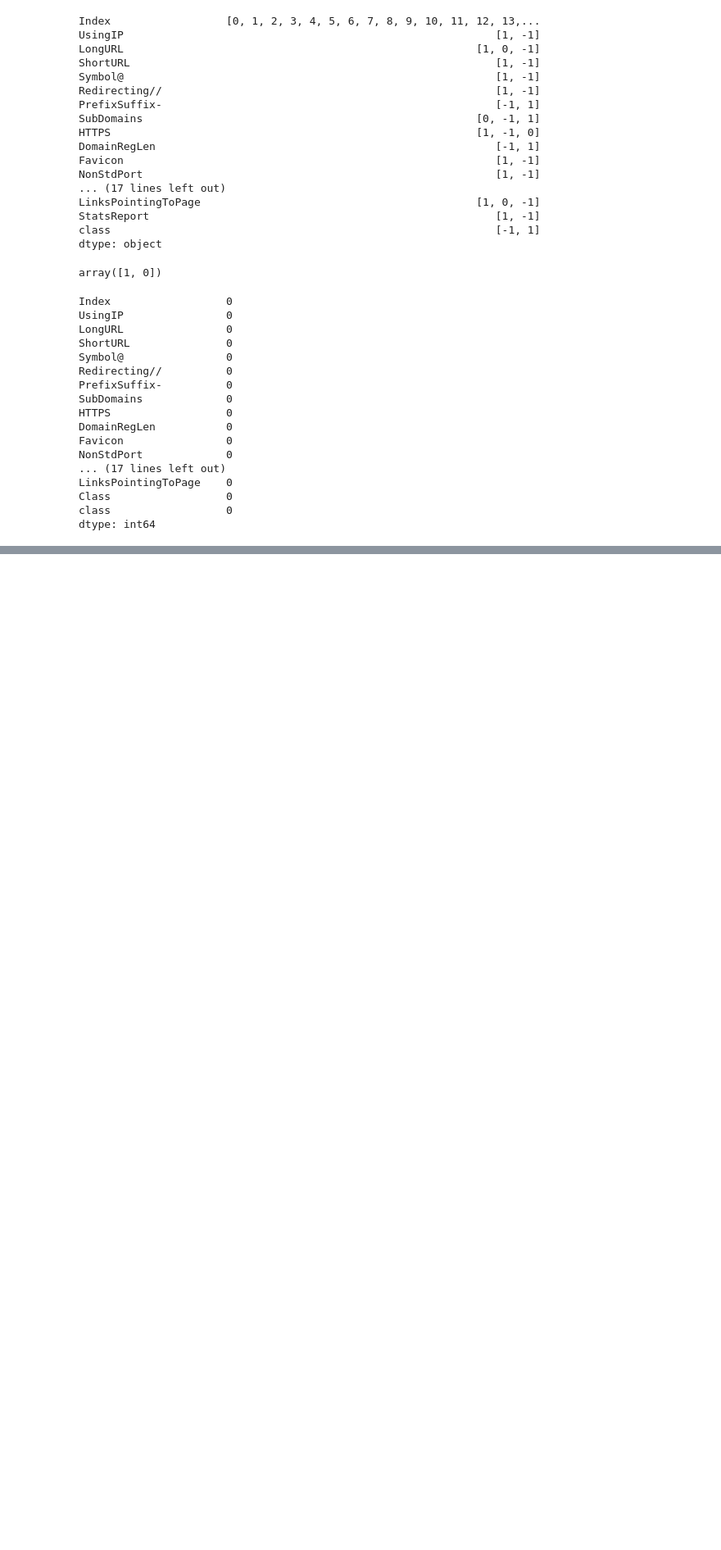
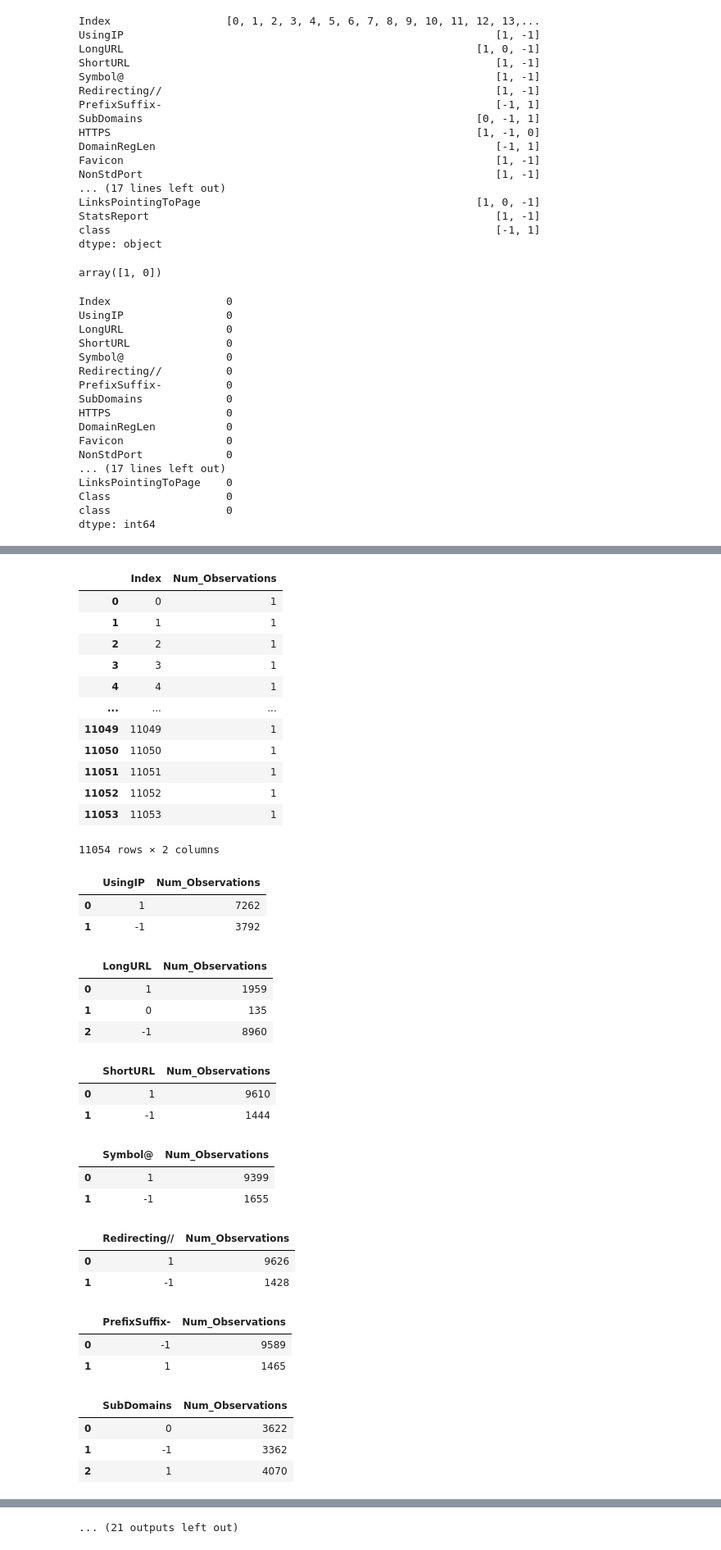
Before and after one commit to kayiwa/SBU_ML_CYBER, a Jupyter notebook: capstone_project.ipynb, the cells around one changed output, grey strips where cells are left out. Shown at 82% size. Saved outputs shown, nothing was run; the diff lists cells and outputs as text; code cells hidden in the pictures; blank space fills up the shorter version.

```diff
--- a/capstone_project.ipynb
+++ b/capstone_project.ipynb
@@ -282,0 +287,50 @@ dtype: int64
+# %%
+def summarize_dataset(dataset,column_name):
+    '''Output a dataframe containing the row count for each unique value
+    in column column_name for dataframe dataset'''
+    distinct_values = dict(Counter(dataset[column_name]))
+    ds = pd.Series(distinct_values, name = 'Num_Observations')
+    ds.index.name = column_name
+    distinct_values = ds.reset_index()
+    return distinct_values
+
+#Generate summary of all columns
+for column_name in dataset:
+    display(summarize_dataset(dataset,column_name))
+# %% [output]
+|  | Index | Num_Observations |
+| 0 | 0 | 1 |
+| 1 | 1 | 1 |
+| 2 | 2 | 1 |
+| 3 | 3 | 1 |
+| 4 | 4 | 1 |
+| ... | ... | ... |
+| 11049 | 11049 | 1 |
+| 11050 | 11050 | 1 |
+| 11051 | 11051 | 1 |
+| 11052 | 11052 | 1 |
+| 11053 | 11053 | 1 |
+11054 rows × 2 columns
+|  | UsingIP | Num_Observations |
+| 0 | 1 | 7262 |
+| 1 | -1 | 3792 |
+|  | LongURL | Num_Observations |
+| 0 | 1 | 1959 |
+| 1 | 0 | 135 |
+| 2 | -1 | 8960 |
+|  | ShortURL | Num_Observations |
+| 0 | 1 | 9610 |
+| 1 | -1 | 1444 |
+|  | Symbol@ | Num_Observations |
+| 0 | 1 | 9399 |
+| 1 | -1 | 1655 |
+|  | Redirecting// | Num_Observations |
+| 0 | 1 | 9626 |
+| 1 | -1 | 1428 |
+|  | PrefixSuffix- | Num_Observations |
+| 0 | -1 | 9589 |
+| 1 | 1 | 1465 |
+|  | SubDomains | Num_Observations |
+| 0 | 0 | 3622 |
+| 1 | -1 | 3362 |
+| 2 | 1 | 4070 |
@@ -282,0 +347 @@ dtype: int64
+... (21 outputs left out)
```
Also changed, not shown: parts of 2 cells of this notebook.
